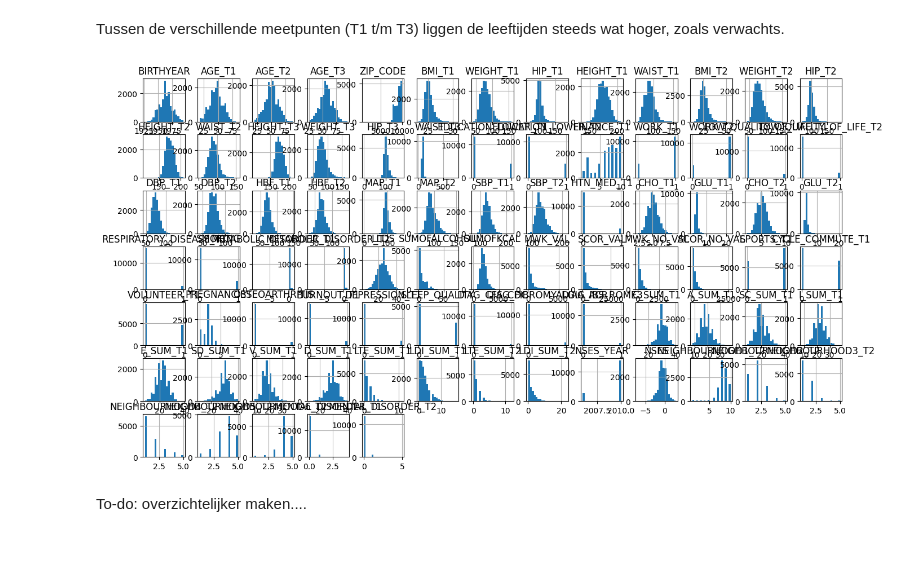
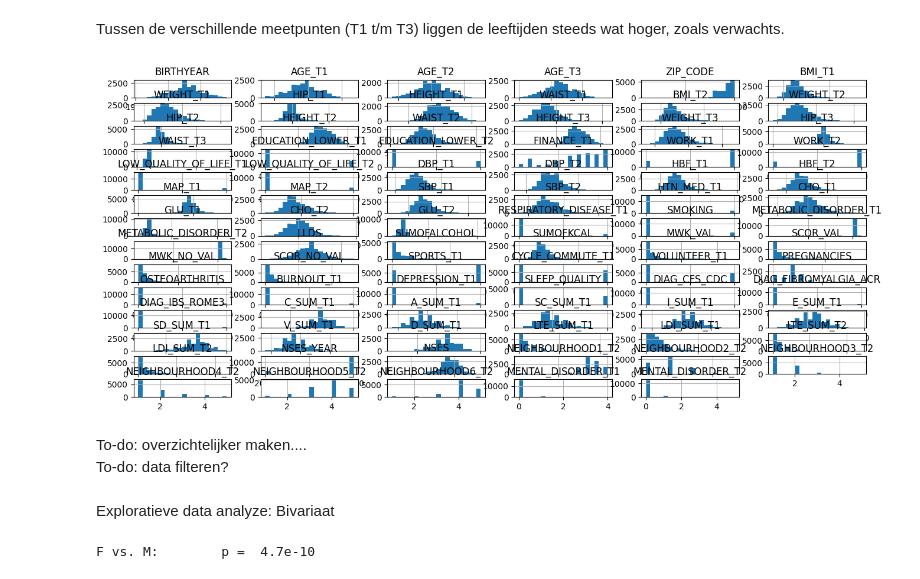
Before and after one commit to Fl-ris/Lifelines_Classifier, a Jupyter notebook: Lifelines_classifier.ipynb, the cells around one changed output. Cells and saved outputs as stored; diff of their text form; code cells hidden in the pictures; blank space fills up the shorter version.

```diff
--- a/Lifelines_classifier.ipynb
+++ b/Lifelines_classifier.ipynb
@@ -44,6 +50,3 @@ lifelines_df.head()
 | 4 | 1 | 1958 | 54 | 57 | 61 | 9761 | 25.0 | 70.5 | 95.0 | 169.5 | ... |
 | 5 | 2 | 1963 | 45 | 50 | 57 | 9201 | 24.0 | 61.0 | 95.0 | 159.8 | ... |
 5 rows × 84 columns
-# %%
-lifelines_df["GENDER"] = lifelines_df["GENDER"].map({2: "F", 1: "M"})
-lifelines_df.head()
@@ -143,8 +143,22 @@ axs.set_title("Gewicht-distributies [g]");
 # %% [markdown]
 Tussen de verschillende meetpunten (T1 t/m T3) liggen de leeftijden steeds wat hoger, zoals verwachts.
 # %%
-lifelines_df.hist(bins=20, layout=(8, 13), figsize=(16.0, 10));
+lifelines_df.hist(bins=20, layout=(20, 6), figsize=(16.0, 10));
 # %% [output]
-[figure, old version]
+[figure, new version]
 # %% [markdown]
-To-do: overzichtelijker maken....
+To-do: overzichtelijker maken.... \
+To-do: data filteren?
+# %% [markdown]
+Exploratieve data analyze: Bivariaat
+# %%
+grouped = lifelines_df[["GENDER", "AGE_T1"]].groupby("GENDER")
+
+
+for label1, group1 in grouped:
+    for label2, group2 in grouped:
+        if label1 < label2:
+            t, p = stats.ttest_ind(group1["AGE_T1"], group2["AGE_T1"])
+            print(f"{label1} vs. {label2}:\t{p = :8.1e}")
+# %% [output]
+F vs. M:        p =  4.7e-10
```
Also changed, not shown: parts of 21 cells of this notebook.
